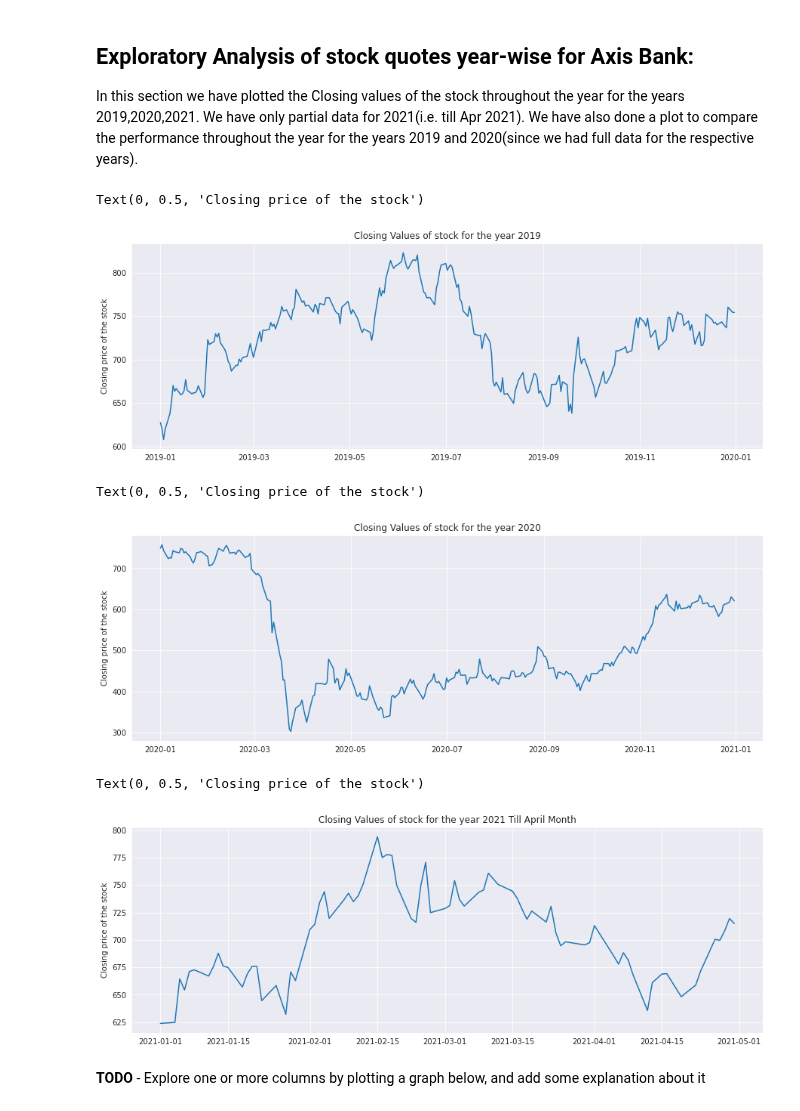
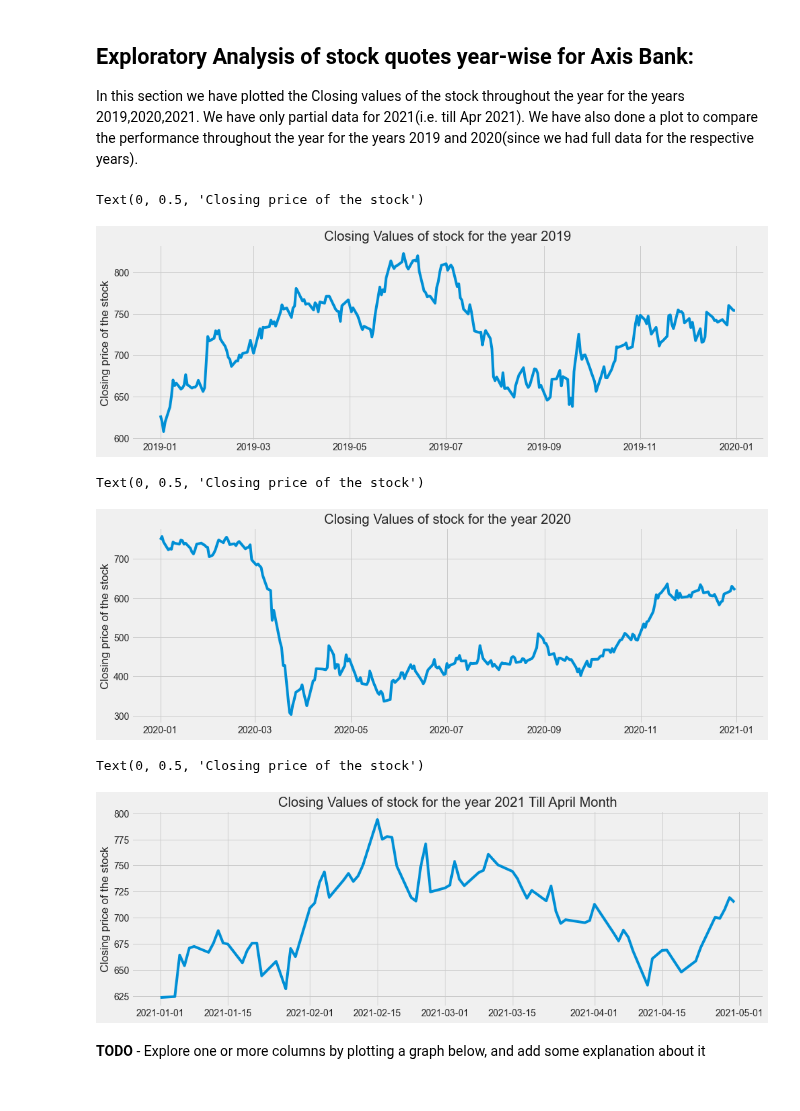
Before and after one commit to sandeshkatakam/My-Machine_learning-Blog, a Jupyter notebook: _notebooks/2022-02-04-data-analysis-course-project.ipynb, the cells around one changed output. Drawn from its saved outputs; the diff is of its cells as text; code cells hidden in the pictures.

```diff
--- a/_notebooks/2022-02-04-data-analysis-course-project.ipynb
+++ b/_notebooks/2022-02-04-data-analysis-course-project.ipynb
@@ -297,7 +280,7 @@ matplotlib.rcParams['figure.facecolor'] = '#00000000'
 # %% [markdown]
 Here we are going to explore the daily Returns column by plotting a line graph of daily returns v/s Months. Now we can see that daily returns are growing across months in the years 2019-2021.
 # %%
-
+plt.style.use('fivethirtyeight')
 axis_dailyret_plot=axis_dailyret_df.groupby(axis_dailyret_df['Date'].dt.strftime('%B'))['Daily Returns'].sum().sort_values()
 plt.plot(axis_dailyret_plot)
 # %% [output]
@@ -394,13 +377,14 @@ In the above two code cells, we have computed the range i.e. the difference betw
 ## Exploratory Analysis of stock quotes year-wise for Axis Bank:
 In this section we have plotted the Closing values of the stock throughout the year for the years 2019,2020,2021. We have only partial data for 2021(i.e. till Apr 2021). We have also done a plot to compare the performance throughout the year for the years 2019 and 2020(since we had full data for the respective years).
 # %%
+plt.style.use('fivethirtyeight')
 plt.plot(axis2019_df['Date'],axis2019_df['Close'] )
 plt.title('Closing Values of stock for the year 2019')
 plt.xlabel(None)
 plt.ylabel('Closing price of the stock')
 # %% [output]
 Text(0, 0.5, 'Closing price of the stock')
-[figure, old version]
+[figure, new version]
 # %%
 plt.plot(axis2020_df['Date'],axis2020_df['Close'])
 plt.title('Closing Values of stock for the year 2020')
@@ -408,7 +392,7 @@ plt.xlabel(None)
 plt.ylabel('Closing price of the stock')
 # %% [output]
 Text(0, 0.5, 'Closing price of the stock')
-[figure, old version]
+[figure, new version]
 # %%
 plt.plot(axis2021_df['Date'],axis2021_df['Close'])
 plt.title('Closing Values of stock for the year 2021 Till April Month')
@@ -416,7 +400,7 @@ plt.xlabel(None)
 plt.ylabel('Closing price of the stock')
 # %% [output]
 Text(0, 0.5, 'Closing price of the stock')
-[figure, old version]
+[figure, new version]
 # %% [markdown]
 **TODO** - Explore one or more columns by plotting a graph below, and add some explanation about it
 # %%
```
Also changed, not shown: parts of 27 cells of this notebook, 53 other files.
